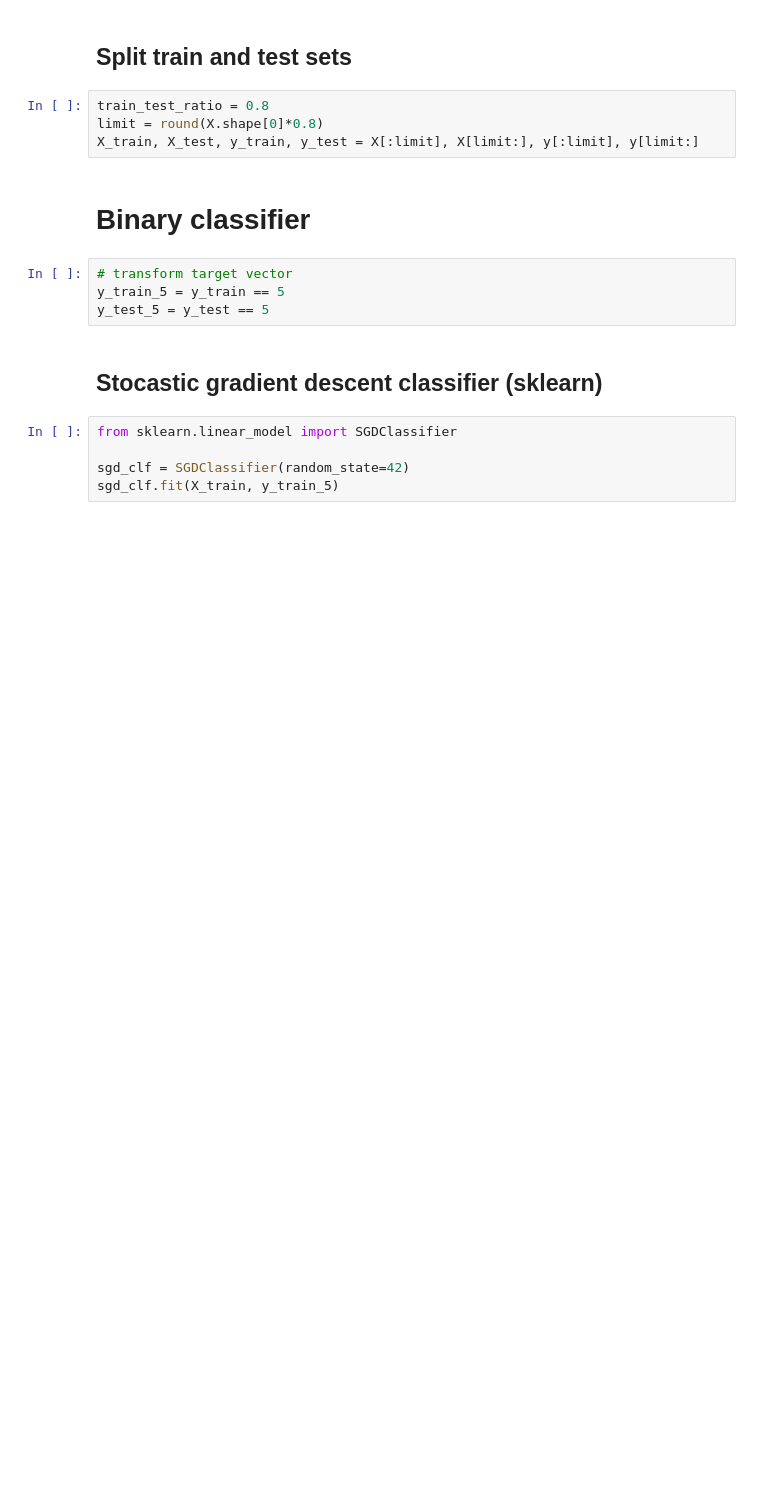
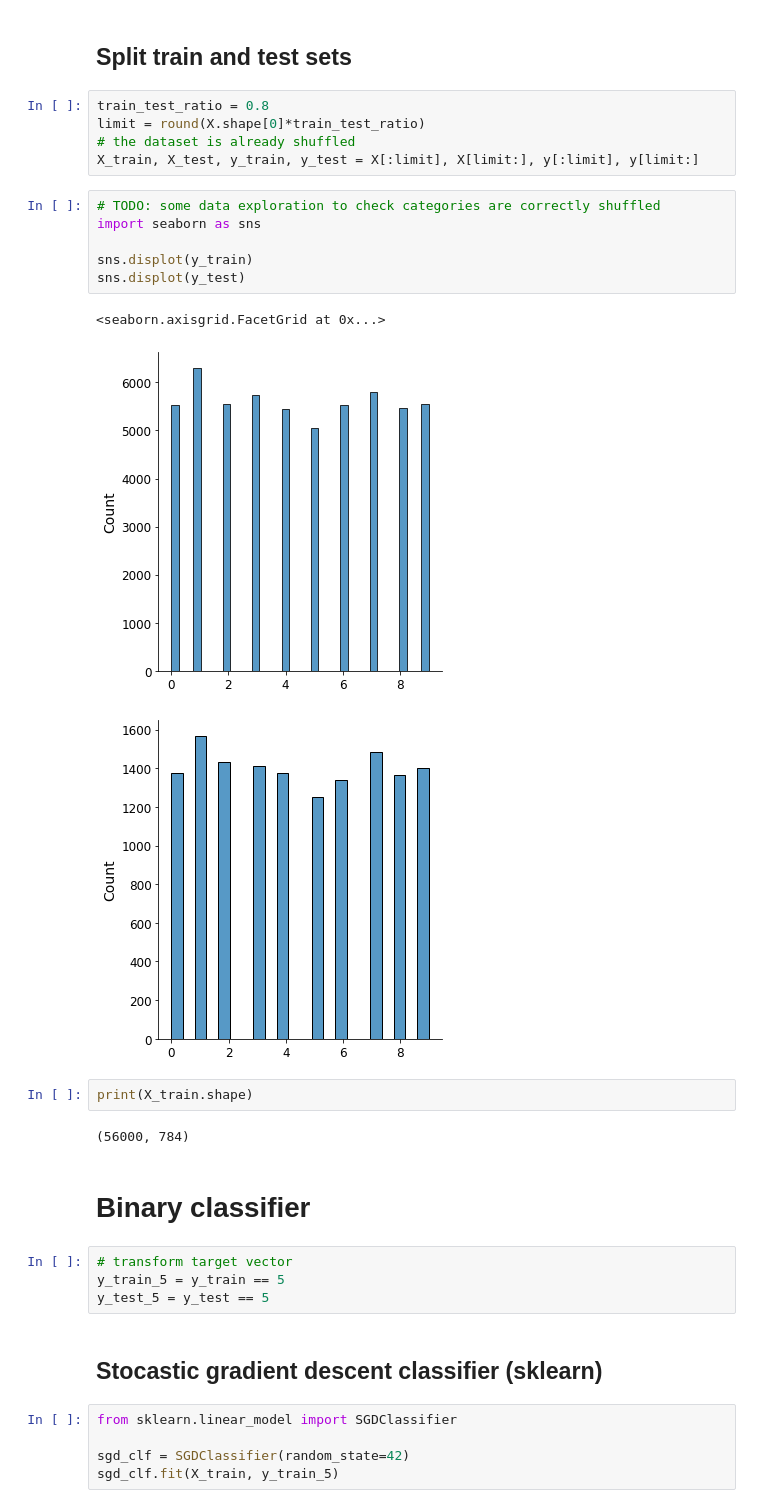
Before and after one commit to javlintor/hands-on-machine-learning, a Jupyter notebook: chapter3/Chapter3.ipynb, the cells around one changed output. Saved outputs shown, nothing was run; the diff lists cells and outputs as text; blank space fills up the shorter version.

```diff
--- a/chapter3/Chapter3.ipynb
+++ b/chapter3/Chapter3.ipynb
@@ -45,8 +67,23 @@ y[sample]
 ## Split train and test sets
 # %%
 train_test_ratio = 0.8
-limit = round(X.shape[0]*0.8)
+limit = round(X.shape[0]*train_test_ratio)
+# the dataset is already shuffled
 X_train, X_test, y_train, y_test = X[:limit], X[limit:], y[:limit], y[limit:]
+# %%
+# TODO: some data exploration to check categories are correctly shuffled
+import seaborn as sns
+
+sns.displot(y_train)
+sns.displot(y_test)
+# %% [output]
+<seaborn.axisgrid.FacetGrid at 0x...>
+[figure, added]
+[figure, added]
+# %%
+print(X_train.shape)
+# %% [output]
+(56000, 784)
 # %% [markdown]
 # Binary classifier
 # %%
```
Also changed, not shown: parts of 40 cells of this notebook.
